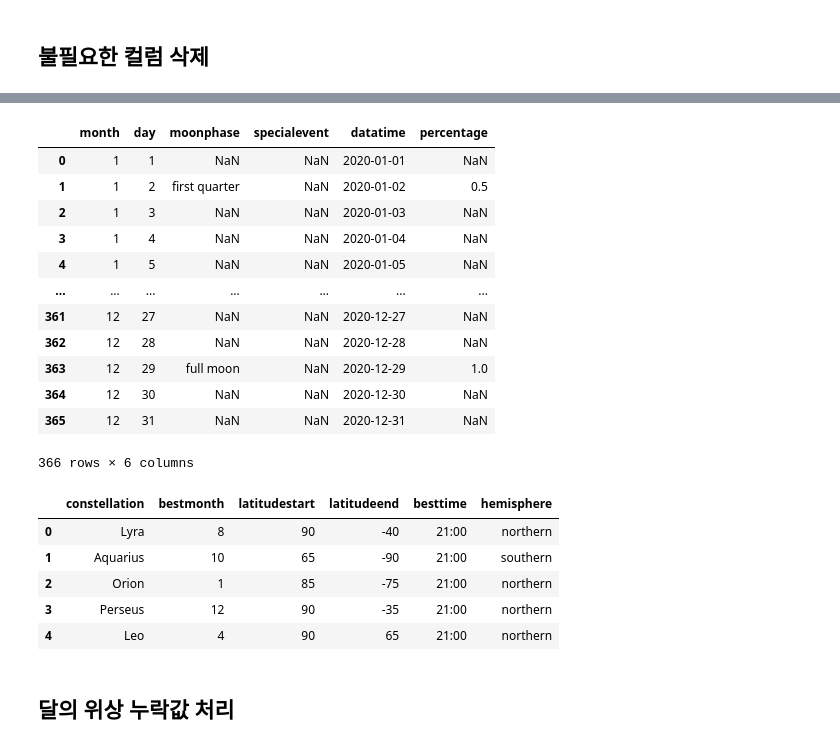
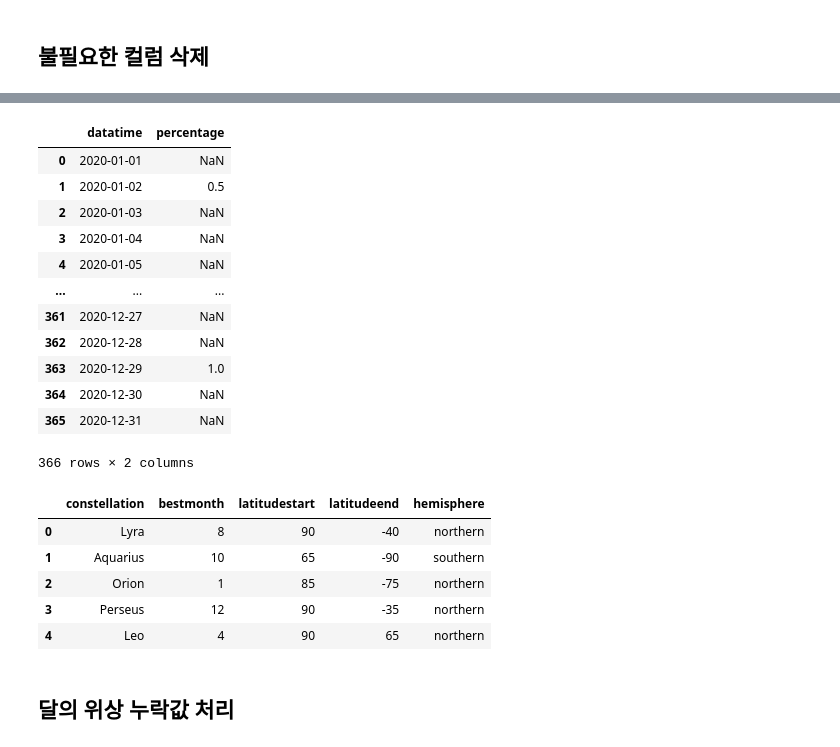
Before and after one commit to yongsuk204/PythonProject, a Jupyter notebook: OverTheMoon_유성우.ipynb, the cells around one changed output, grey strips where cells are left out. Saved outputs shown, nothing was run; the diff lists cells and outputs as text; code cells hidden in the pictures.

```diff
--- a/OverTheMoon_유성우.ipynb
+++ b/OverTheMoon_유성우.ipynb
@@ -324,28 +326,30 @@ meteor_showers
-# %%
-moon_phases
-# %% [output]
-|  | month | day | moonphase | specialevent | datatime | percentage |
-| 0 | 1 | 1 | NaN | NaN | 2020-01-01 | NaN |
-| 1 | 1 | 2 | first quarter | NaN | 2020-01-02 | 0.5 |
-| 2 | 1 | 3 | NaN | NaN | 2020-01-03 | NaN |
-| 3 | 1 | 4 | NaN | NaN | 2020-01-04 | NaN |
-| 4 | 1 | 5 | NaN | NaN | 2020-01-05 | NaN |
-| ... | ... | ... | ... | ... | ... | ... |
-| 361 | 12 | 27 | NaN | NaN | 2020-12-27 | NaN |
-| 362 | 12 | 28 | NaN | NaN | 2020-12-28 | NaN |
-| 363 | 12 | 29 | full moon | NaN | 2020-12-29 | 1.0 |
-| 364 | 12 | 30 | NaN | NaN | 2020-12-30 | NaN |
-| 365 | 12 | 31 | NaN | NaN | 2020-12-31 | NaN |
-366 rows × 6 columns
-# %%
-constellations
-# %% [output]
-|  | constellation | bestmonth | latitudestart | latitudeend | besttime | hemisphere |
-| 0 | Lyra | 8 | 90 | -40 | 21:00 | northern |
-| 1 | Aquarius | 10 | 65 | -90 | 21:00 | southern |
-| 2 | Orion | 1 | 85 | -75 | 21:00 | northern |
-| 3 | Perseus | 12 | 90 | -35 | 21:00 | northern |
-| 4 | Leo | 4 | 90 | 65 | 21:00 | northern |
+# %%
+moon_phases = moon_phases.drop(['month', 'day', 'specialevent', 'moonphase'], axis=1)
+moon_phases
+# %% [output]
+|  | datatime | percentage |
+| 0 | 2020-01-01 | NaN |
+| 1 | 2020-01-02 | 0.5 |
+| 2 | 2020-01-03 | NaN |
+| 3 | 2020-01-04 | NaN |
+| 4 | 2020-01-05 | NaN |
+| ... | ... | ... |
+| 361 | 2020-12-27 | NaN |
+| 362 | 2020-12-28 | NaN |
+| 363 | 2020-12-29 | 1.0 |
+| 364 | 2020-12-30 | NaN |
+| 365 | 2020-12-31 | NaN |
+366 rows × 2 columns
+# %%
+constellations = constellations.drop(['besttime'], axis=1)
+constellations
+# %% [output]
+|  | constellation | bestmonth | latitudestart | latitudeend | hemisphere |
+| 0 | Lyra | 8 | 90 | -40 | northern |
+| 1 | Aquarius | 10 | 65 | -90 | southern |
+| 2 | Orion | 1 | 85 | -75 | northern |
+| 3 | Perseus | 12 | 90 | -35 | northern |
+| 4 | Leo | 4 | 90 | 65 | northern |
 # %% [markdown]
 ## 달의 위상 누락값 처리
 # %%
```
Also changed, not shown: parts of 23 cells of this notebook, 1 other file.
